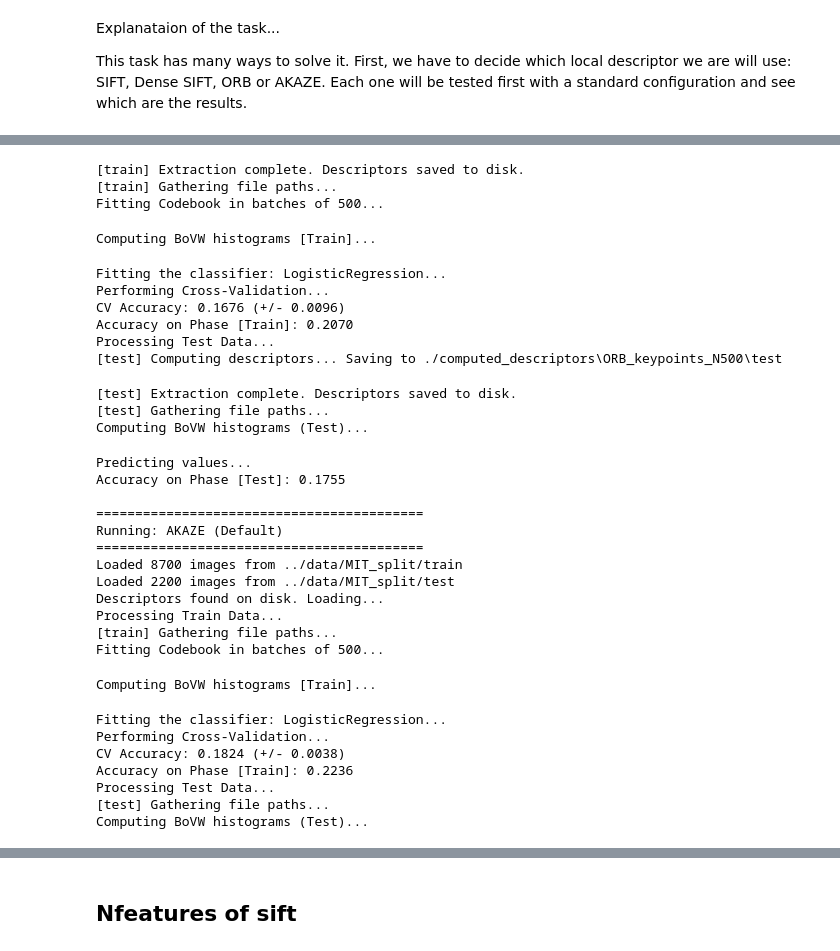
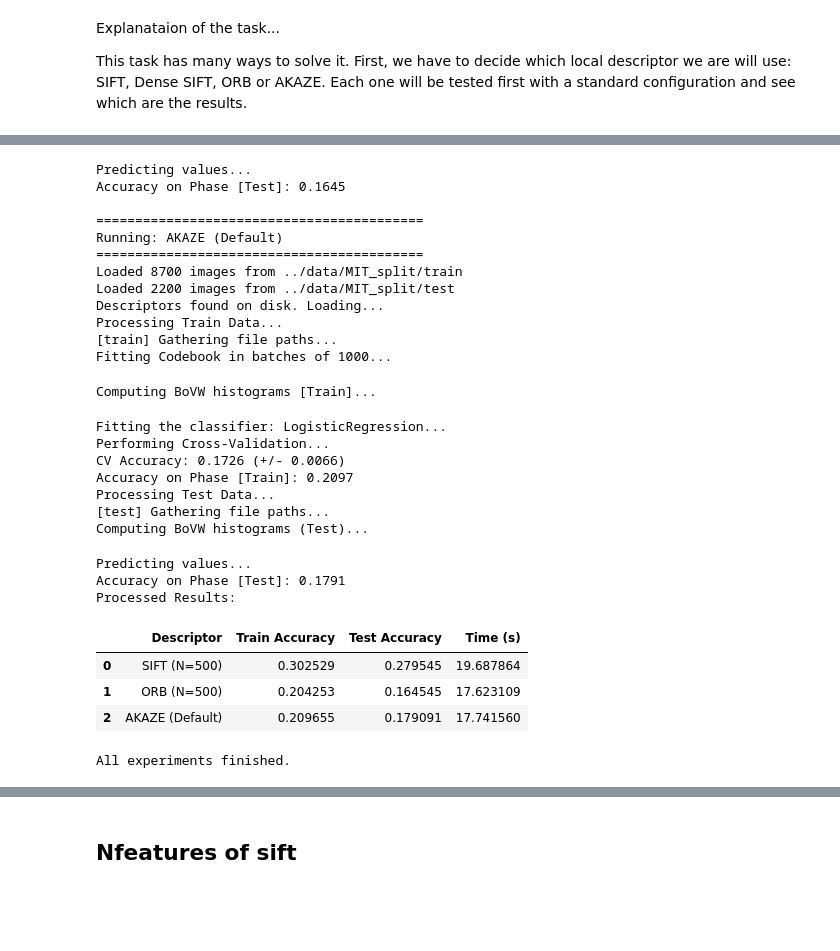
Before and after one commit to MCV-C3/project-4, a Jupyter notebook: Week1/development.ipynb, the cells around one changed output, grey strips where cells are left out. Cells and saved outputs as stored; diff of their text form; code cells hidden in the pictures; blank space fills up the shorter version.

Commit message:
Development notebook: nFeatures, DenseSIFT test

```diff
--- a/Week1/development.ipynb
+++ b/Week1/development.ipynb
@@ -16,12 +18,17 @@ from main import run_experiment
+# %%
+def load_json(config_path):
+    if not os.path.exists(config_path):
+        raise FileNotFoundError(f"Please create the file {config_path} first!")
+
+    with open(config_path, "r") as f:
+        experiments_list = json.load(f)
+
+    return experiments_list
 # %%
 # Load experiments from JSON
 config_path = "configs/local_descriptors.json"
 
-if not os.path.exists(config_path):
-    raise FileNotFoundError(f"Please create the file {config_path} first!")
-
-with open(config_path, "r") as f:
-    experiments_list = json.load(f)
+experiments_list = load_json(config_path=config_path)
 
 results_data = []
 print(f"Loaded {len(experiments_list)} experiments from {config_path}")
@@ -38,16 +45,26 @@ for exp in experiments_list:
     start_time = time.time()
 
     # Execute
-    acc = run_experiment(cfg)
+    train_acc, test_acc = run_experiment(cfg)
 
     duration = time.time() - start_time
 
     results_data.append({
         "Descriptor": run_name,
-        "Test Accuracy": acc,
+        "Train Accuracy": train_acc,
+        "Test Accuracy": test_acc,
         "Time (s)": duration
     })
 
+# Create DataFrame
+df = pd.DataFrame(results_data)
+
+# Display cleaned table
+print("Processed Results:")
+display(df)
+
+df.to_csv("results/local_descriptors.csv", index=False)
+
 print("\nAll experiments finished.")
 # %% [output]
 Loaded 3 experiments from configs/local_descriptors.json
@@ -87,33 +109,28 @@ Processing Train Data...
-[train] Extraction complete. Descriptors saved to disk.
+Predicting values...
+Accuracy on Phase [Test]: 0.1645
+
+==========================================
+Running: AKAZE (Default)
+==========================================
+Loaded 8700 images from ../data/MIT_split/train
+Loaded 2200 images from ../data/MIT_split/test
+Descriptors found on disk. Loading...
+Processing Train Data...
 [train] Gathering file paths...
-Fitting Codebook in batches of 500...
+Fitting Codebook in batches of 1000...
 Computing BoVW histograms [Train]...
 Fitting the classifier: LogisticRegression...
 Performing Cross-Validation...
-CV Accuracy: 0.1676 (+/- 0.0096)
-Accuracy on Phase [Train]: 0.2070
+CV Accuracy: 0.1726 (+/- 0.0066)
+Accuracy on Phase [Train]: 0.2097
 Processing Test Data...
-[test] Computing descriptors... Saving to ./computed_descriptors\ORB_keypoints_N500\test
+[test] Gathering file paths...
+Computing BoVW histograms (Test)...
-[test] Extraction complete. Descriptors saved to disk.
-[test] Gathering file paths...
-Computing BoVW histograms (Test)...
+Predicting values...
+Accuracy on Phase [Test]: 0.1791
+Processed Results:
+|  | Descriptor | Train Accuracy | Test Accuracy | Time (s) |
+| 0 | SIFT (N=500) | 0.302529 | 0.279545 | 19.687864 |
+| 1 | ORB (N=500) | 0.204253 | 0.164545 | 17.623109 |
+| 2 | AKAZE (Default) | 0.209655 | 0.179091 | 17.741560 |
-Predicting values...
-Accuracy on Phase [Test]: 0.1755
-
-==========================================
-Running: AKAZE (Default)
-==========================================
-Loaded 8700 images from ../data/MIT_split/train
-Loaded 2200 images from ../data/MIT_split/test
-Descriptors found on disk. Loading...
-Processing Train Data...
-[train] Gathering file paths...
-Fitting Codebook in batches of 500...
+All experiments finished.
-Computing BoVW histograms [Train]...
-Fitting the classifier: LogisticRegression...
-Performing Cross-Validation...
-CV Accuracy: 0.1824 (+/- 0.0038)
-Accuracy on Phase [Train]: 0.2236
-Processing Test Data...
-[test] Gathering file paths...
-Computing BoVW histograms (Test)...
```
Also changed, not shown: parts of 9 cells of this notebook, 3 other files.
